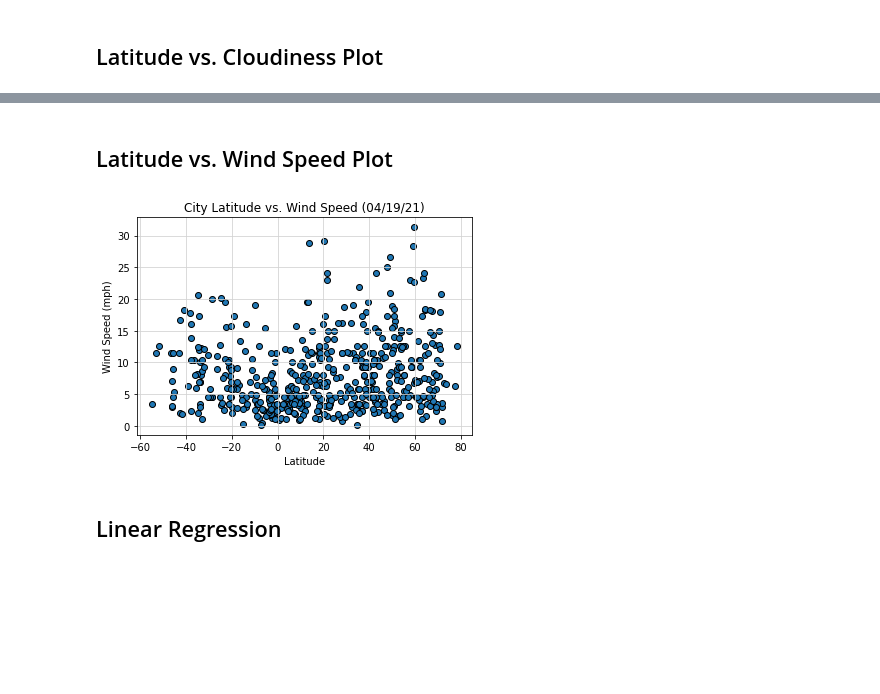
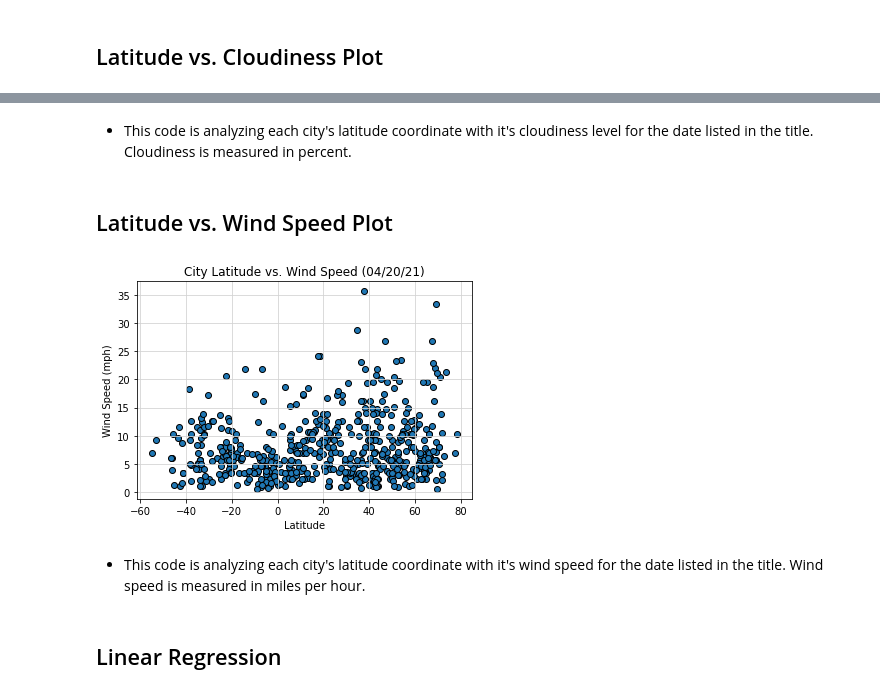
Before and after one commit to RobinWaves/python-api-challenge, a Jupyter notebook: WeatherPy/WeatherPy.ipynb, the cells around one changed output, grey strips where cells are left out. Cells and saved outputs as stored; diff of their text form; code cells hidden in the pictures; blank space fills up the shorter version.

```diff
--- a/WeatherPy/WeatherPy.ipynb
+++ b/WeatherPy/WeatherPy.ipynb
@@ -201,16 +209,20 @@ plt.show()
+# %% [markdown]
+* This code is analyzing each city's latitude coordinate with it's cloudiness level for the date listed in the title.  Cloudiness is measured in percent.
 # %% [markdown]
 ## Latitude vs. Wind Speed Plot
 # %%
 plt.scatter(weather_df['Lat'],weather_df['Wind Speed'], edgecolors='black')
-plt.title("City Latitude vs. Wind Speed (04/19/21)")
+plt.title("City Latitude vs. Wind Speed (04/20/21)")
 plt.xlabel("Latitude")
 plt.ylabel("Wind Speed (mph)")
 plt.grid (b=True,which='major',axis='both',linestyle='-',color='lightgrey')
 
 plt.savefig('output_data/LatVsWind')
 plt.show()
 # %% [output]
-[figure, old version]
+[figure, new version]
+# %% [markdown]
+* This code is analyzing each city's latitude coordinate with it's wind speed for the date listed in the title.  Wind speed is measured in miles per hour.
 # %% [markdown]
 ## Linear Regression
 # %%
```
Also changed, not shown: parts of 28 cells of this notebook, 16 other files.
